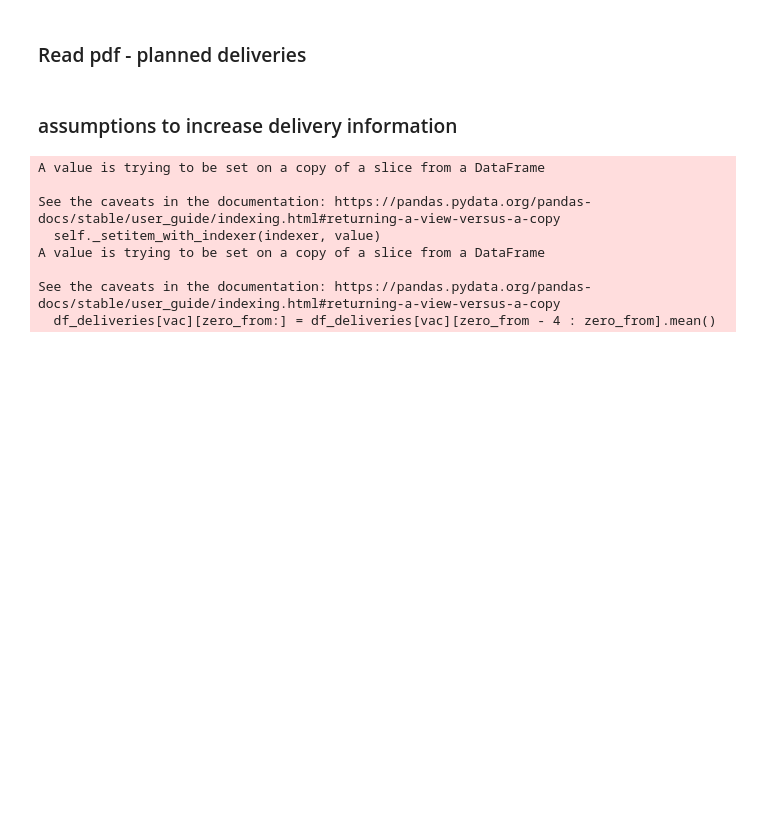
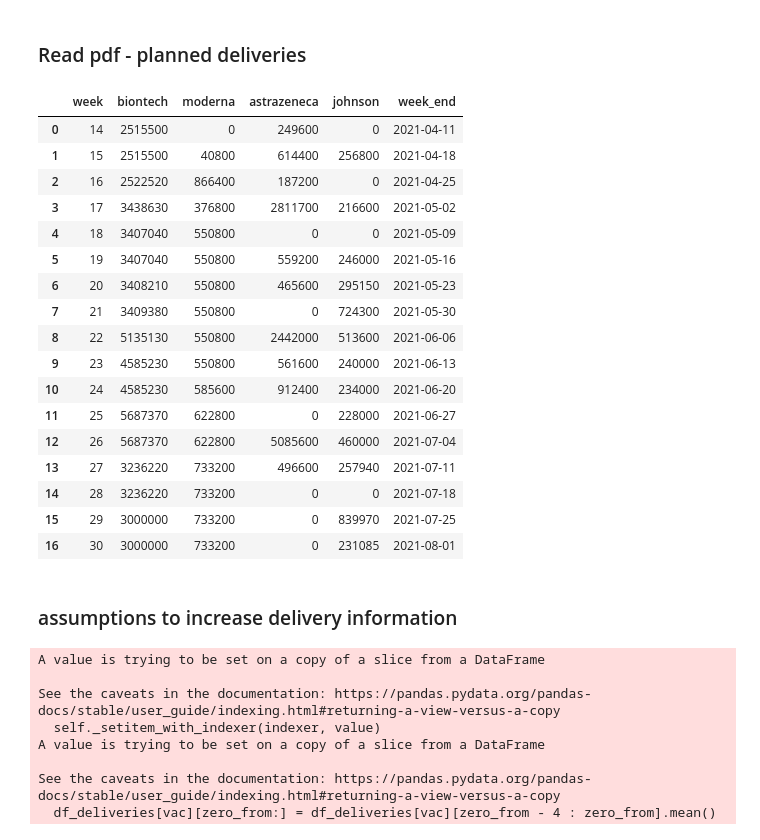
Before and after one commit to ThomasRegier/corona_vaccination_effect_predictor, a Jupyter notebook: Corona-Vaccination-Calculator.ipynb, the cells around one changed output. Saved outputs shown, nothing was run; the diff lists cells and outputs as text; code cells hidden in the pictures; blank space fills up the shorter version.

```diff
--- a/Corona-Vaccination-Calculator.ipynb
+++ b/Corona-Vaccination-Calculator.ipynb
@@ -245,24 +246,44 @@ df_pdf = read_pdf(file_path_deliveries, pages='all')
 # %%
 df_pdf[0].columns = ['NaN','week','biontech','moderna','astrazeneca','johnson']
 df_deliveries = df_pdf[0][['week','biontech','moderna','astrazeneca','johnson']].copy()
 
 #df_deliveries = df_pdf[0][['Woche', 'BioNTech', 'Moderna', 'AstraZeneca','Johnson &']].copy()
 #df_deliveries.rename(columns={'Woche':'week', 'BioNTech':'biontech', 'Moderna':'moderna', 'AstraZeneca':'astrazeneca','Johnson &':'johnson'},inplace='True')
 df_deliveries = df_deliveries[(df_deliveries['week'].str.slice(0,2)=='KW')].fillna(0)
 for col in df_deliveries.columns[1:]:
     df_deliveries[col] = np.where(df_deliveries[col] == '-', 0, df_deliveries[col])
     df_deliveries[col] = df_deliveries[col].str.replace('.','').fillna(0)
     df_deliveries[col].replace({'\(':'','\)':''},inplace = True, regex=True)
     df_deliveries[col] = df_deliveries[col].astype(int)
 date_end = dt.datetime(2021,1,3)
 #df_deliveries['days'] = df_deliveries['week'].str.slice(-2,).astype(int).astype(int)*7
 #df_deliveries['week_end'] = df_deliveries['days'].apply(lambda x: date_end + dt.timedelta(days = x))
 
 df_deliveries['week_end'] = df_deliveries['week'].apply(lambda x: date_end + dt.timedelta(days = int(x[-2:])*7))
 df_deliveries['week'] = df_deliveries['week'].str.slice(-2).astype(int)
 #df_deliveries.rename(columns={'astra': 'astrazeneca'},inplace=True)
 df_deliveries.reset_index(inplace = True)
 del df_deliveries['index']
+df_deliveries
+# %% [output]
+|  | week | biontech | moderna | astrazeneca | johnson | week_end |
+| 0 | 14 | 2515500 | 0 | 249600 | 0 | 2021-04-11 |
+| 1 | 15 | 2515500 | 40800 | 614400 | 256800 | 2021-04-18 |
+| 2 | 16 | 2522520 | 866400 | 187200 | 0 | 2021-04-25 |
+| 3 | 17 | 3438630 | 376800 | 2811700 | 216600 | 2021-05-02 |
+| 4 | 18 | 3407040 | 550800 | 0 | 0 | 2021-05-09 |
+| 5 | 19 | 3407040 | 550800 | 559200 | 246000 | 2021-05-16 |
+| 6 | 20 | 3408210 | 550800 | 465600 | 295150 | 2021-05-23 |
+| 7 | 21 | 3409380 | 550800 | 0 | 724300 | 2021-05-30 |
+| 8 | 22 | 5135130 | 550800 | 2442000 | 513600 | 2021-06-06 |
+| 9 | 23 | 4585230 | 550800 | 561600 | 240000 | 2021-06-13 |
+| 10 | 24 | 4585230 | 585600 | 912400 | 234000 | 2021-06-20 |
+| 11 | 25 | 5687370 | 622800 | 0 | 228000 | 2021-06-27 |
+| 12 | 26 | 5687370 | 622800 | 5085600 | 460000 | 2021-07-04 |
+| 13 | 27 | 3236220 | 733200 | 496600 | 257940 | 2021-07-11 |
+| 14 | 28 | 3236220 | 733200 | 0 | 0 | 2021-07-18 |
+| 15 | 29 | 3000000 | 733200 | 0 | 839970 | 2021-07-25 |
+| 16 | 30 | 3000000 | 733200 | 0 | 231085 | 2021-08-01 |
 # %% [markdown]
 ### assumptions to increase delivery information
 # %%
```
Also changed, not shown: parts of 7 cells of this notebook, 5 other files.
